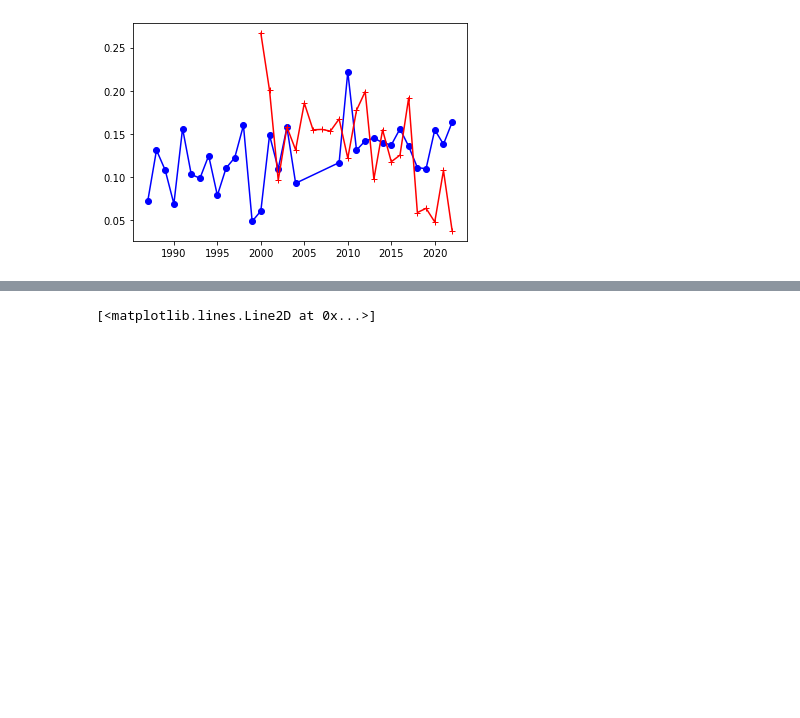
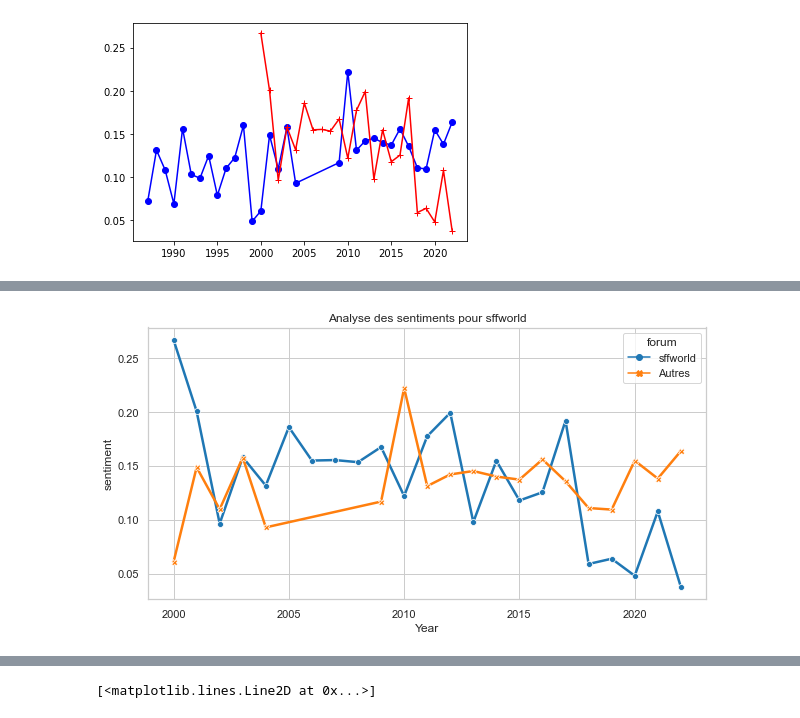
Before and after one commit to theovanrooij/projet_Cyperbunk, a Jupyter notebook: result/csv/analyse sentiment.ipynb, the cells around one changed output, grey strips where cells are left out. Saved outputs shown, nothing was run; the diff lists cells and outputs as text; code cells hidden in the pictures; blank space fills up the shorter version.

```diff
--- a/result/csv/analyse sentiment.ipynb
+++ b/result/csv/analyse sentiment.ipynb
@@ -225,0 +303,4 @@ plt.plot(test10,'r+-',label='type1')
+# %%
+print_graph(filterdata,'sffworld')
+# %% [output]
+[figure, added]
```
Also changed, not shown: parts of 24 cells of this notebook, 15 other files.
